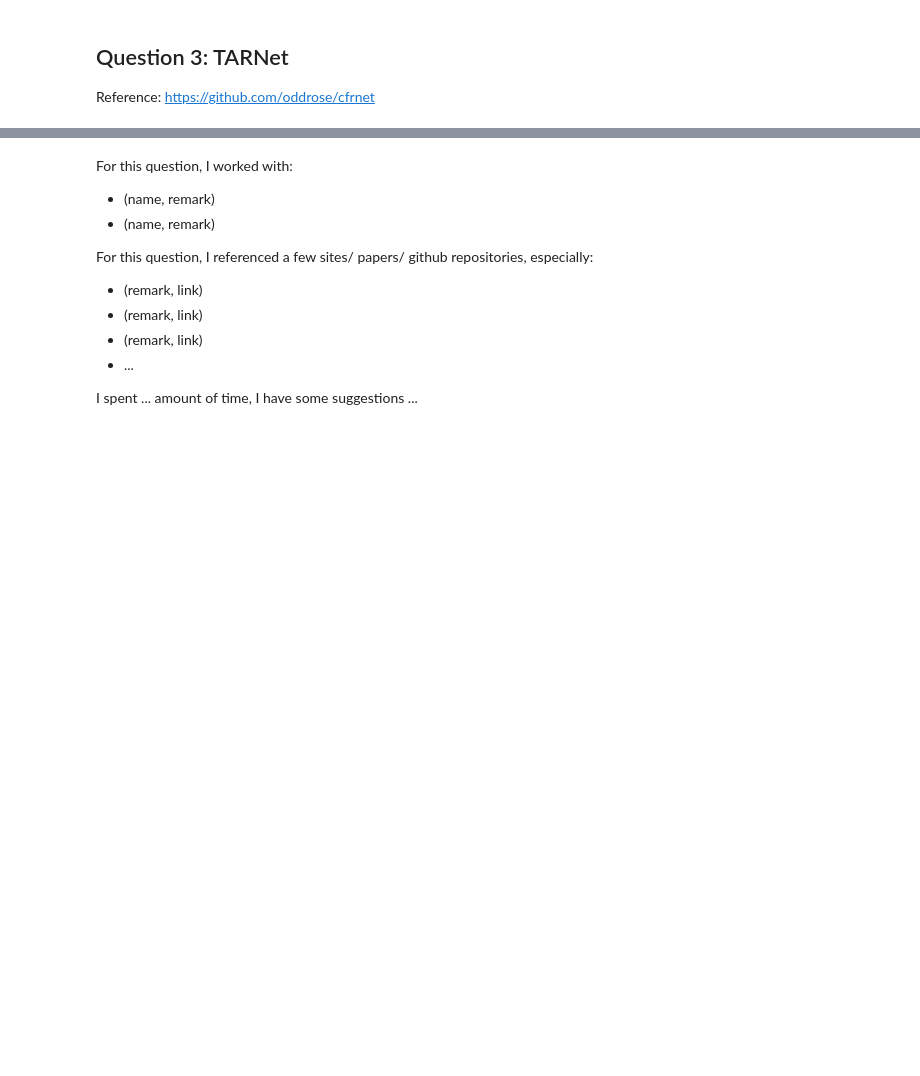
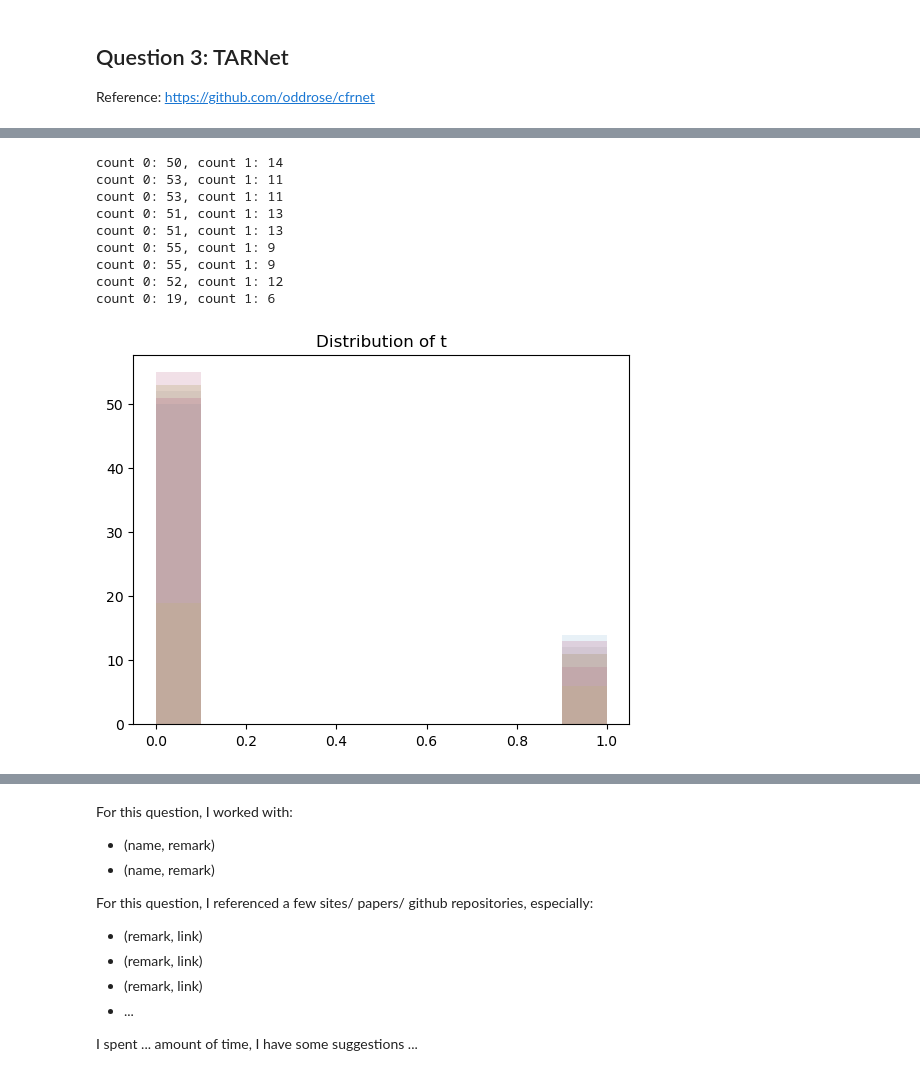
Before and after one commit to jinyi12/ECE689_Adv_DL_Sp2025, a Jupyter notebook: HW2/HW2_2025-1.ipynb, the cells around one changed output, grey strips where cells are left out. Cells and saved outputs as stored; diff of their text form; code cells hidden in the pictures; blank space fills up the shorter version.

```diff
--- a/HW2/HW2_2025-1.ipynb
+++ b/HW2/HW2_2025-1.ipynb
@@ -152,0 +838,23 @@ wasserstein_distance = SamplesLoss(loss="sinkhorn", p=1, blur=.05)
+# %%
+# go through train_loader and plot all distributions of t on the same plot
+for i, (x, t, y, _, _, _, _) in enumerate(train_loader):
+    plt.hist(t.numpy(), alpha=0.1)
+    # also print the count of each t (0, 1)
+    print(f"count 0: {t[t == 0].shape[0]}, count 1: {t[t == 1].shape[0]}")
+
+# add legend small
+# plt.legend(loc='upper right', fontsize=6)
+# add title
+plt.title("Distribution of t")
+plt.show()
+# %% [output]
+count 0: 50, count 1: 14
+count 0: 53, count 1: 11
+count 0: 53, count 1: 11
+count 0: 51, count 1: 13
+count 0: 51, count 1: 13
+count 0: 55, count 1: 9
+count 0: 55, count 1: 9
+count 0: 52, count 1: 12
+count 0: 19, count 1: 6
+[figure, added]
```
Also changed, not shown: parts of 29 cells of this notebook, 1 other file.
